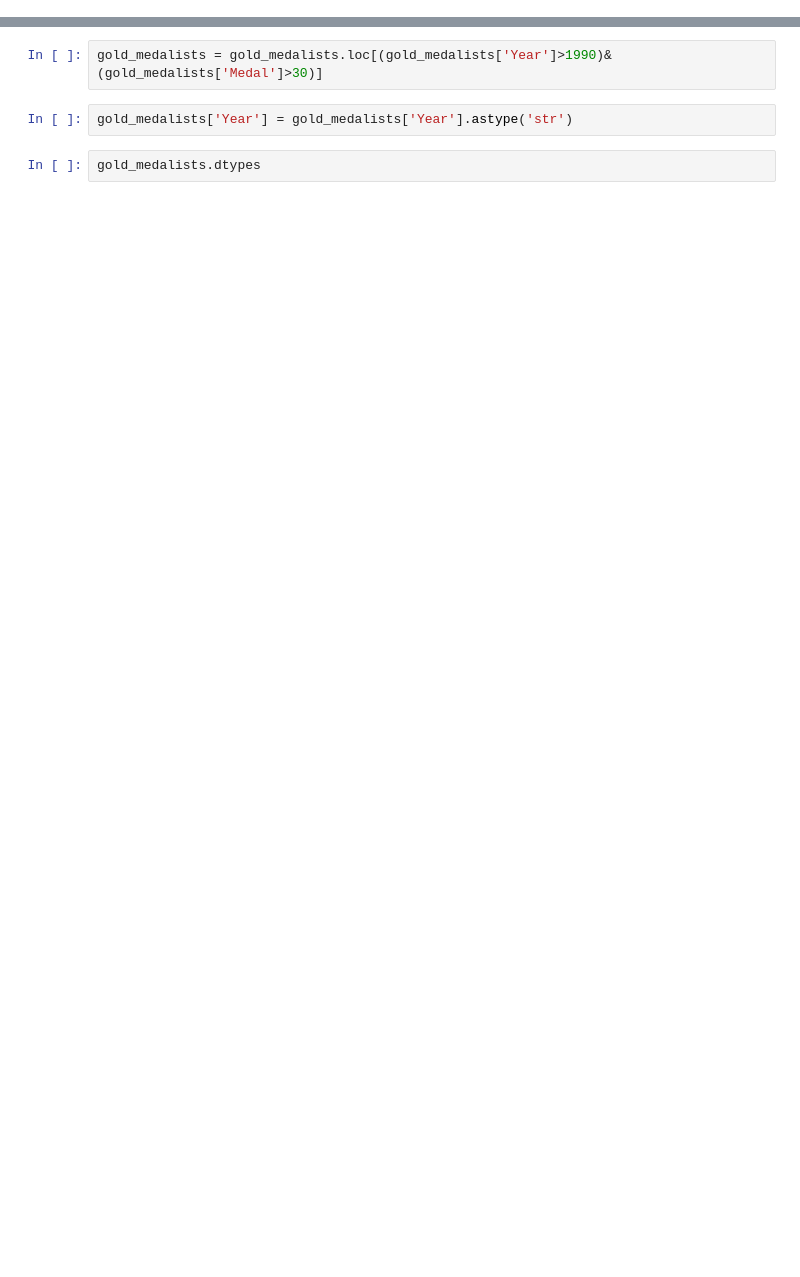
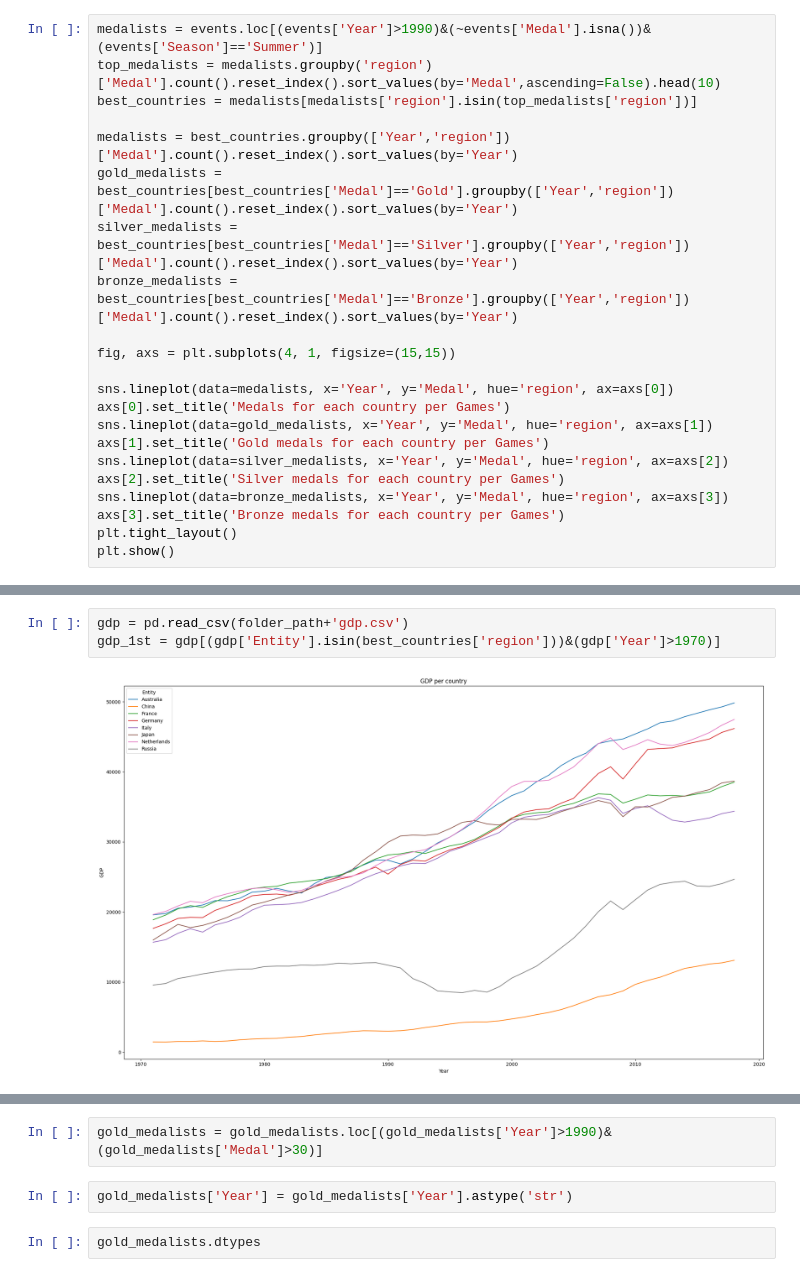
Before and after one commit to MOlowski/Athletes-successes-based-on-country-situation, a Jupyter notebook: olympics.ipynb, the cells around one changed output, grey strips where cells are left out. Saved outputs shown, nothing was run; the diff lists cells and outputs as text; blank space fills up the shorter version.

```diff
--- a/olympics.ipynb
+++ b/olympics.ipynb
@@ -28,0 +40,22 @@ df.head()
+# %%
+medalists = events.loc[(events['Year']>1990)&(~events['Medal'].isna())&(events['Season']=='Summer')]
+top_medalists = medalists.groupby('region')['Medal'].count().reset_index().sort_values(by='Medal',ascending=False).head(10)
+best_countries = medalists[medalists['region'].isin(top_medalists['region'])]
+
+medalists = best_countries.groupby(['Year','region'])['Medal'].count().reset_index().sort_values(by='Year')
+gold_medalists = best_countries[best_countries['Medal']=='Gold'].groupby(['Year','region'])['Medal'].count().reset_index().sort_values(by='Year')
+silver_medalists = best_countries[best_countries['Medal']=='Silver'].groupby(['Year','region'])['Medal'].count().reset_index().sort_values(by='Year')
+bronze_medalists = best_countries[best_countries['Medal']=='Bronze'].groupby(['Year','region'])['Medal'].count().reset_index().sort_values(by='Year')
+
+fig, axs = plt.subplots(4, 1, figsize=(15,15))
+
+sns.lineplot(data=medalists, x='Year', y='Medal', hue='region', ax=axs[0])
+axs[0].set_title('Medals for each country per Games')
+sns.lineplot(data=gold_medalists, x='Year', y='Medal', hue='region', ax=axs[1])
+axs[1].set_title('Gold medals for each country per Games')
+sns.lineplot(data=silver_medalists, x='Year', y='Medal', hue='region', ax=axs[2])
+axs[2].set_title('Silver medals for each country per Games')
+sns.lineplot(data=bronze_medalists, x='Year', y='Medal', hue='region', ax=axs[3])
+axs[3].set_title('Bronze medals for each country per Games')
+plt.tight_layout()
+plt.show()
@@ -28,0 +64,5 @@ df.head()
+# %%
+gdp = pd.read_csv(folder_path+'gdp.csv')
+gdp_1st = gdp[(gdp['Entity'].isin(best_countries['region']))&(gdp['Year']>1970)]
+# %% [output]
+[figure, added]
```
Also changed, not shown: parts of 16 cells of this notebook.
